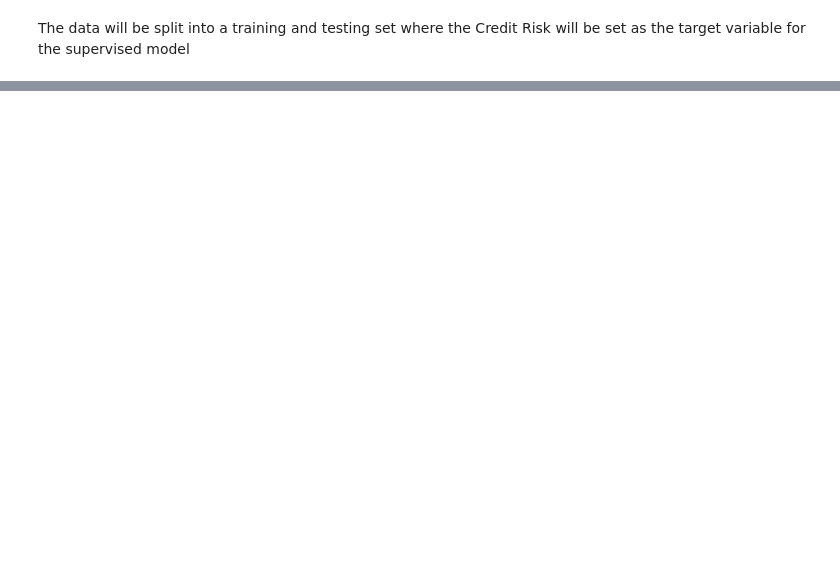
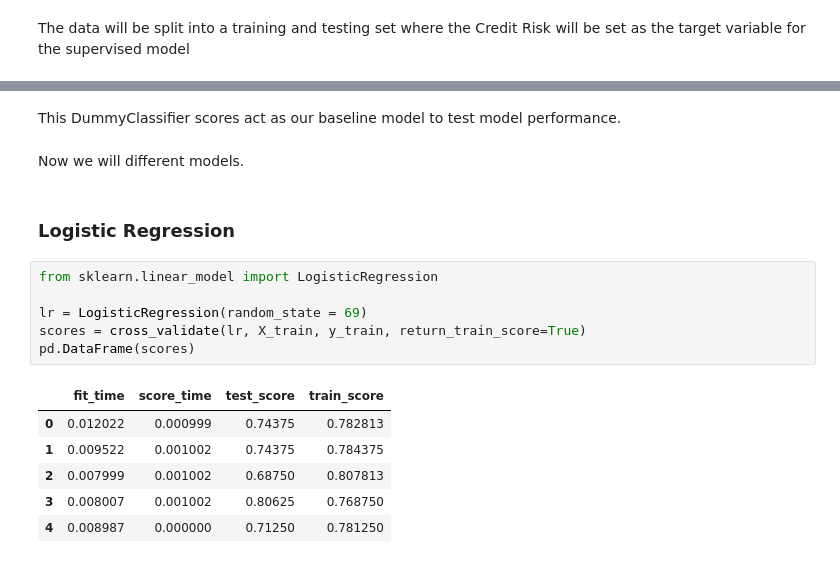
Before and after one commit to jjadeb/DSCI310_Group-12_Credit-Risk-Classification, a Jupyter notebook: model.ipynb, the cells around one changed output, grey strips where cells are left out. Saved outputs shown, nothing was run; the diff lists cells and outputs as text; blank space fills up the shorter version.

```diff
--- a/model.ipynb
+++ b/model.ipynb
@@ -165,0 +209,19 @@ X_train, X_test, y_train, y_test = train_test_split(X, y, test_size=0.2, random_
+# %% [markdown]
+This DummyClassifier scores act as our baseline model to test model performance.
+# %% [markdown]
+Now we will different models.
+# %% [markdown]
+### Logistic Regression
+# %%
+from sklearn.linear_model import LogisticRegression
+
+lr = LogisticRegression(random_state = 69)
+scores = cross_validate(lr, X_train, y_train, return_train_score=True)
+pd.DataFrame(scores)
+# %% [output]
+|  | fit_time | score_time | test_score | train_score |
+| 0 | 0.012022 | 0.000999 | 0.74375 | 0.782813 |
+| 1 | 0.009522 | 0.001002 | 0.74375 | 0.784375 |
+| 2 | 0.007999 | 0.001002 | 0.68750 | 0.807813 |
+| 3 | 0.008007 | 0.001002 | 0.80625 | 0.768750 |
+| 4 | 0.008987 | 0.000000 | 0.71250 | 0.781250 |
```
Also changed, not shown: parts of 20 cells of this notebook, 1 other file.
